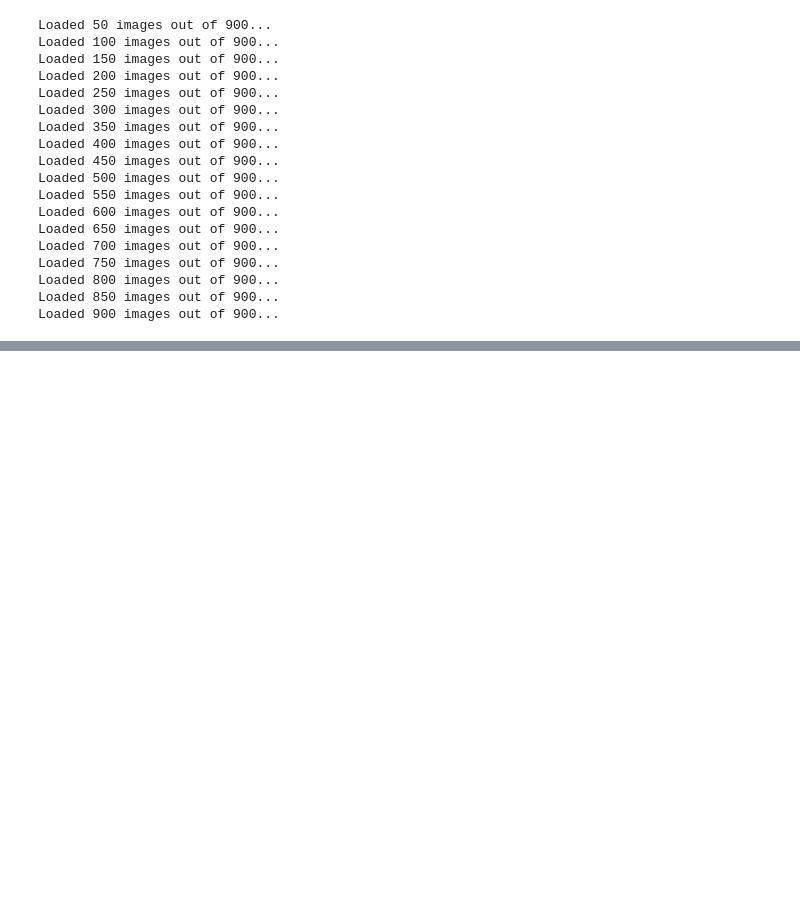
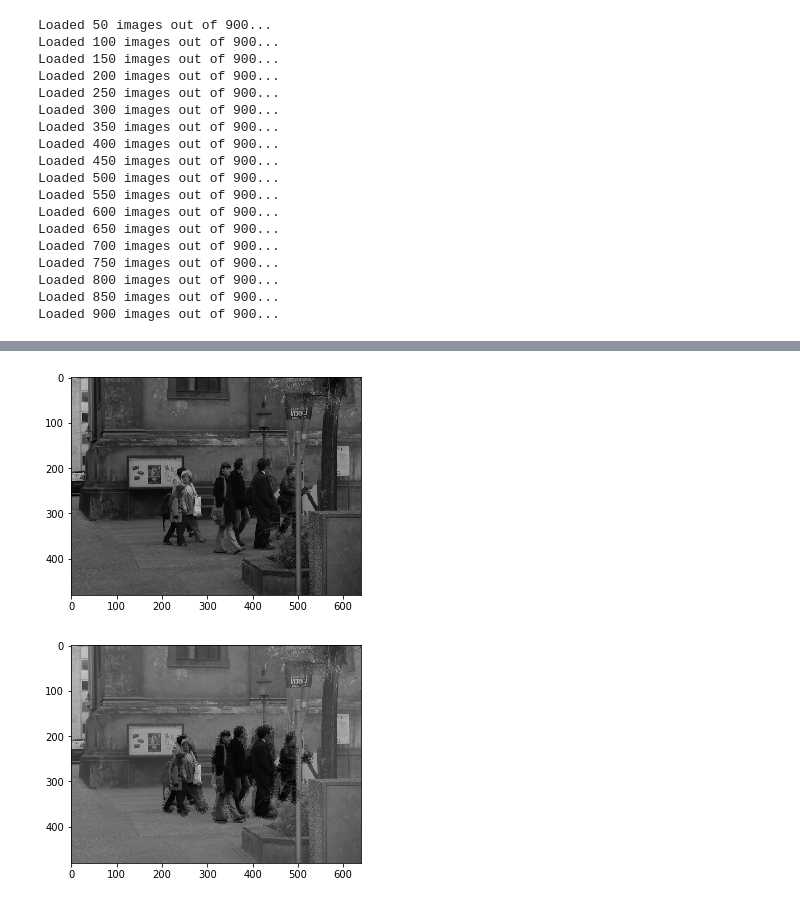
Before and after one commit to SanmathiK/PedNet, a Jupyter notebook: src/preproc.ipynb, the cells around one changed output, grey strips where cells are left out. Drawn from its saved outputs; the diff is of its cells as text; code cells hidden in the pictures; blank space fills up the shorter version.

```diff
--- a/src/preproc.ipynb
+++ b/src/preproc.ipynb
@@ -117,0 +63,15 @@ def occlusion(raw_data):
+# %%
+def test_Transform():
+    img = rw_tr_data.X[800]
+    ann = rw_tr_data.X_mask[800]
+    tr = PreProcTransforms();
+    img1, _ = tr.change_bg(img=img, ann=ann, delta=50)
+    plt.imshow(img, 'gray')
+    plt.show()
+    plt.imshow(img1, 'gray')
+    plt.show()
+# %%
+test_Transform()
+# %% [output]
+[figure, added]
+[figure, added]
```
Also changed, not shown: parts of 6 cells of this notebook, 1 other file.
